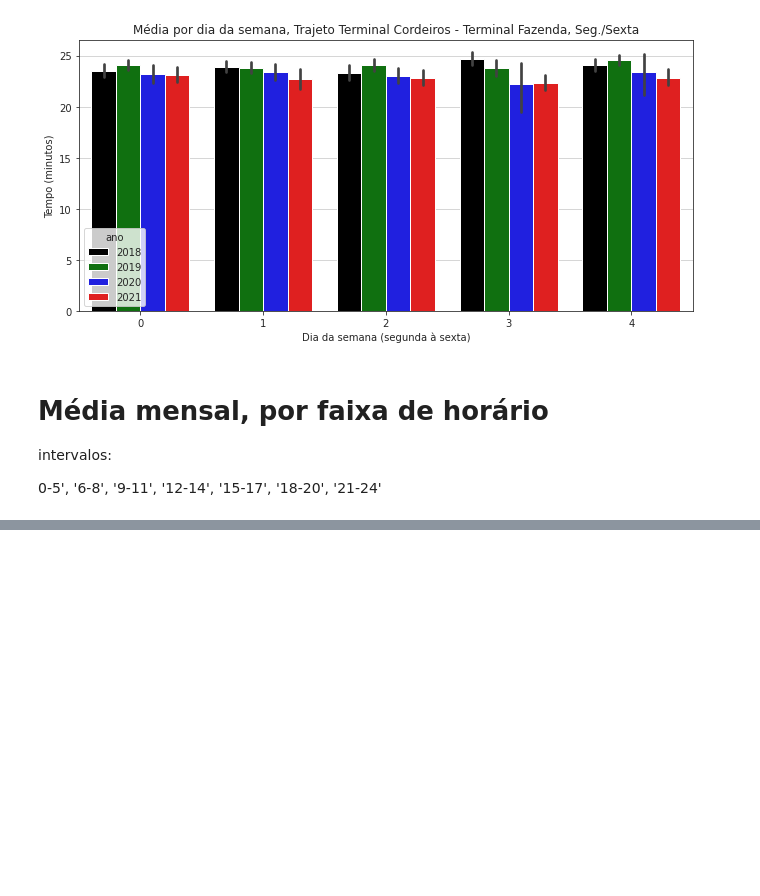
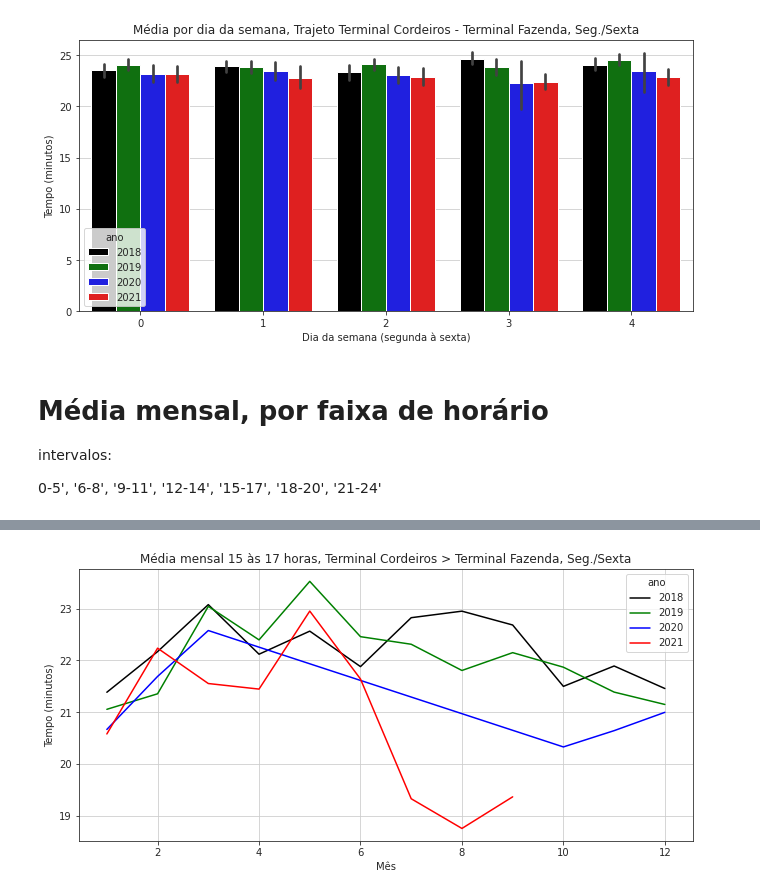
Before and after one commit to jaceguay/det_fluxo_onibus, a Jupyter notebook: 1.analise.ipynb, the cells around one changed output, grey strips where cells are left out. Cells and saved outputs as stored; diff of their text form; code cells hidden in the pictures; blank space fills up the shorter version.

```diff
--- a/1.analise.ipynb
+++ b/1.analise.ipynb
@@ -308,0 +388,12 @@ intervalos:
+# %%
+# Terminal Cordeiros > Terminal Fazenda, 15-17
+fig, ax = pyplot.subplots(figsize=(11, 5))
+plot_cf_dados_15_17 = sns.lineplot(data=cf_dados_15_17, x='mes', y='mintrajeto', hue='ano', palette=[
+                      'black', 'green', 'blue', 'red'], ax=ax)
+plot_cf_dados_15_17.set_title(
+    "Média mensal 15 às 17 horas, Terminal Cordeiros > Terminal Fazenda, Seg./Sexta")
+plot_cf_dados_15_17.set_xlabel("Mês", fontsize=10)
+plot_cf_dados_15_17.set_ylabel("Tempo (minutos)", fontsize=10)
+fig.savefig('plots/Cordeiros_Fazenda_15_17.png')
+# %% [output]
+[figure, added]
```
Also changed, not shown: parts of 15 cells of this notebook, 23 other files.
